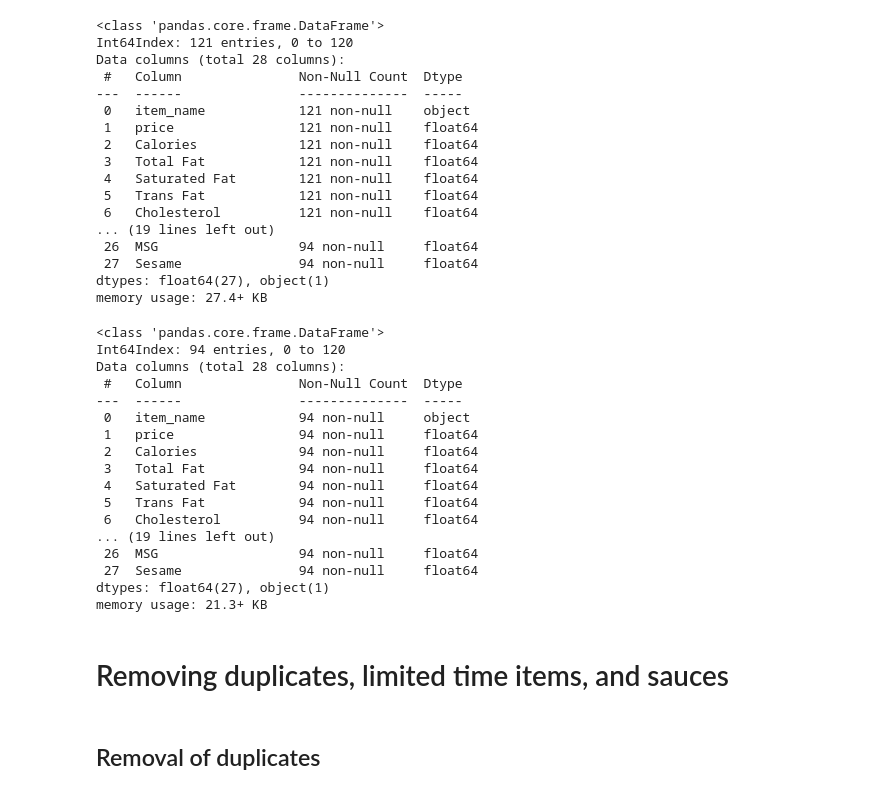
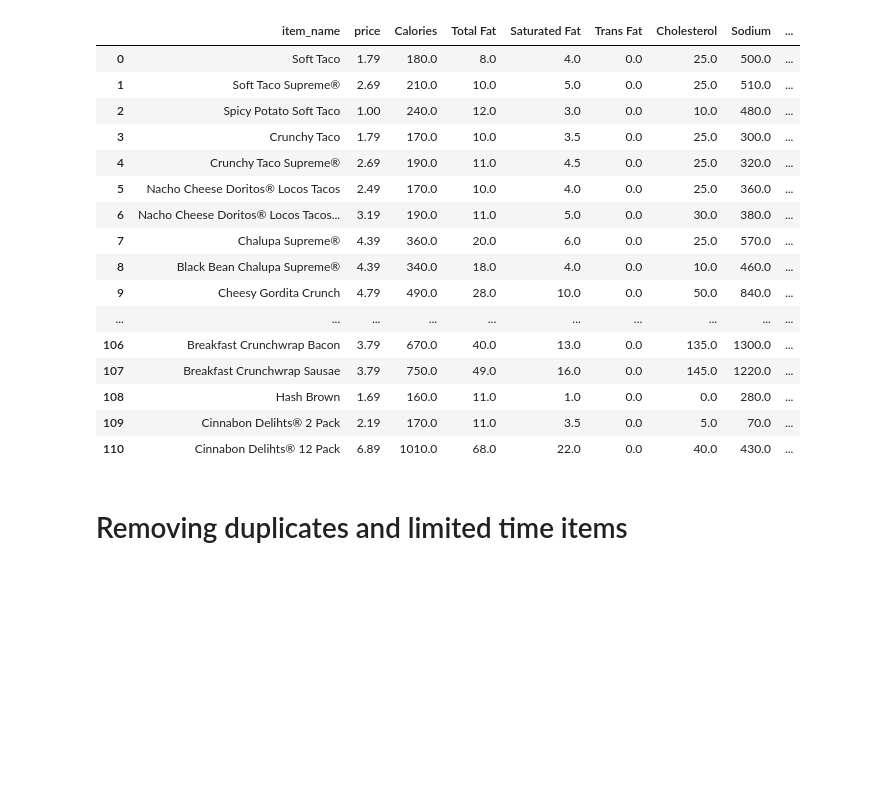
Before and after one commit to ashrifehn/tacobell_menu_optimization, a Jupyter notebook: data_processing/cleaning_taco_bell_indv_items.ipynb, the cells around one changed output. Saved outputs shown, nothing was run; the diff lists cells and outputs as text; code cells hidden in the pictures; blank space fills up the shorter version.

```diff
--- a/data_processing/cleaning_taco_bell_indv_items.ipynb
+++ b/data_processing/cleaning_taco_bell_indv_items.ipynb
@@ -116,20 +144,20 @@ dtype: object
 # %%
-indv_items_data.info()
+indv_items_data
 # %% [output]
-<class 'pandas.core.frame.DataFrame'>
-Int64Index: 121 entries, 0 to 120
-Data columns (total 28 columns):
- #   Column               Non-Null Count  Dtype
----  ------               --------------  -----
- 0   item_name            121 non-null    object
- 1   price                121 non-null    float64
- 2   Calories             121 non-null    float64
- 3   Total Fat            121 non-null    float64
- 4   Saturated Fat        121 non-null    float64
- 5   Trans Fat            121 non-null    float64
- 6   Cholesterol          121 non-null    float64
-... (19 lines left out)
- 26  MSG                  94 non-null     float64
- 27  Sesame               94 non-null     float64
-dtypes: float64(27), object(1)
-memory usage: 27.4+ KB
+|  | item_name | price | Calories | Total Fat | Saturated Fat | Trans Fat | Cholesterol | Sodium | ... |
+| 0 | Soft Taco | 1.79 | 180.0 | 8.0 | 4.0 | 0.0 | 25.0 | 500.0 | ... |
+| 1 | Soft Taco Supreme® | 2.69 | 210.0 | 10.0 | 5.0 | 0.0 | 25.0 | 510.0 | ... |
+| 2 | Spicy Potato Soft Taco | 1.00 | 240.0 | 12.0 | 3.0 | 0.0 | 10.0 | 480.0 | ... |
+| 3 | Crunchy Taco | 1.79 | 170.0 | 10.0 | 3.5 | 0.0 | 25.0 | 300.0 | ... |
+| 4 | Crunchy Taco Supreme® | 2.69 | 190.0 | 11.0 | 4.5 | 0.0 | 25.0 | 320.0 | ... |
+| 5 | Nacho Cheese Doritos® Locos Tacos | 2.49 | 170.0 | 10.0 | 4.0 | 0.0 | 25.0 | 360.0 | ... |
+| 6 | Nacho Cheese Doritos® Locos Tacos... | 3.19 | 190.0 | 11.0 | 5.0 | 0.0 | 30.0 | 380.0 | ... |
+| 7 | Chalupa Supreme® | 4.39 | 360.0 | 20.0 | 6.0 | 0.0 | 25.0 | 570.0 | ... |
+| 8 | Black Bean Chalupa Supreme® | 4.39 | 340.0 | 18.0 | 4.0 | 0.0 | 10.0 | 460.0 | ... |
+| 9 | Cheesy Gordita Crunch | 4.79 | 490.0 | 28.0 | 10.0 | 0.0 | 50.0 | 840.0 | ... |
+| ... | ... | ... | ... | ... | ... | ... | ... | ... | ... |
+| 106 | Breakfast Crunchwrap Bacon | 3.79 | 670.0 | 40.0 | 13.0 | 0.0 | 135.0 | 1300.0 | ... |
+| 107 | Breakfast Crunchwrap Sausae | 3.79 | 750.0 | 49.0 | 16.0 | 0.0 | 145.0 | 1220.0 | ... |
+| 108 | Hash Brown | 1.69 | 160.0 | 11.0 | 1.0 | 0.0 | 0.0 | 280.0 | ... |
+| 109 | Cinnabon Delihts® 2 Pack | 2.19 | 170.0 | 11.0 | 3.5 | 0.0 | 5.0 | 70.0 | ... |
+| 110 | Cinnabon Delihts® 12 Pack | 6.89 | 1010.0 | 68.0 | 22.0 | 0.0 | 40.0 | 430.0 | ... |
@@ -138,20 +163,0 @@ data_drpped = indv_items_data.dropna()
-# %%
-data_drpped.info()
-# %% [output]
-<class 'pandas.core.frame.DataFrame'>
-Int64Index: 94 entries, 0 to 120
-Data columns (total 28 columns):
- #   Column               Non-Null Count  Dtype
----  ------               --------------  -----
- 0   item_name            94 non-null     object
- 1   price                94 non-null     float64
- 2   Calories             94 non-null     float64
- 3   Total Fat            94 non-null     float64
- 4   Saturated Fat        94 non-null     float64
- 5   Trans Fat            94 non-null     float64
- 6   Cholesterol          94 non-null     float64
-... (19 lines left out)
- 26  MSG                  94 non-null     float64
- 27  Sesame               94 non-null     float64
-dtypes: float64(27), object(1)
-memory usage: 21.3+ KB
@@ -158,4 +167,2 @@ memory usage: 21.3+ KB
 # %% [markdown]
-# Removing duplicates, limited time items, and sauces
+# Removing duplicates and limited time items
-# %% [markdown]
-## Removal of duplicates
```
Also changed, not shown: parts of 25 cells of this notebook, 3 other files.
